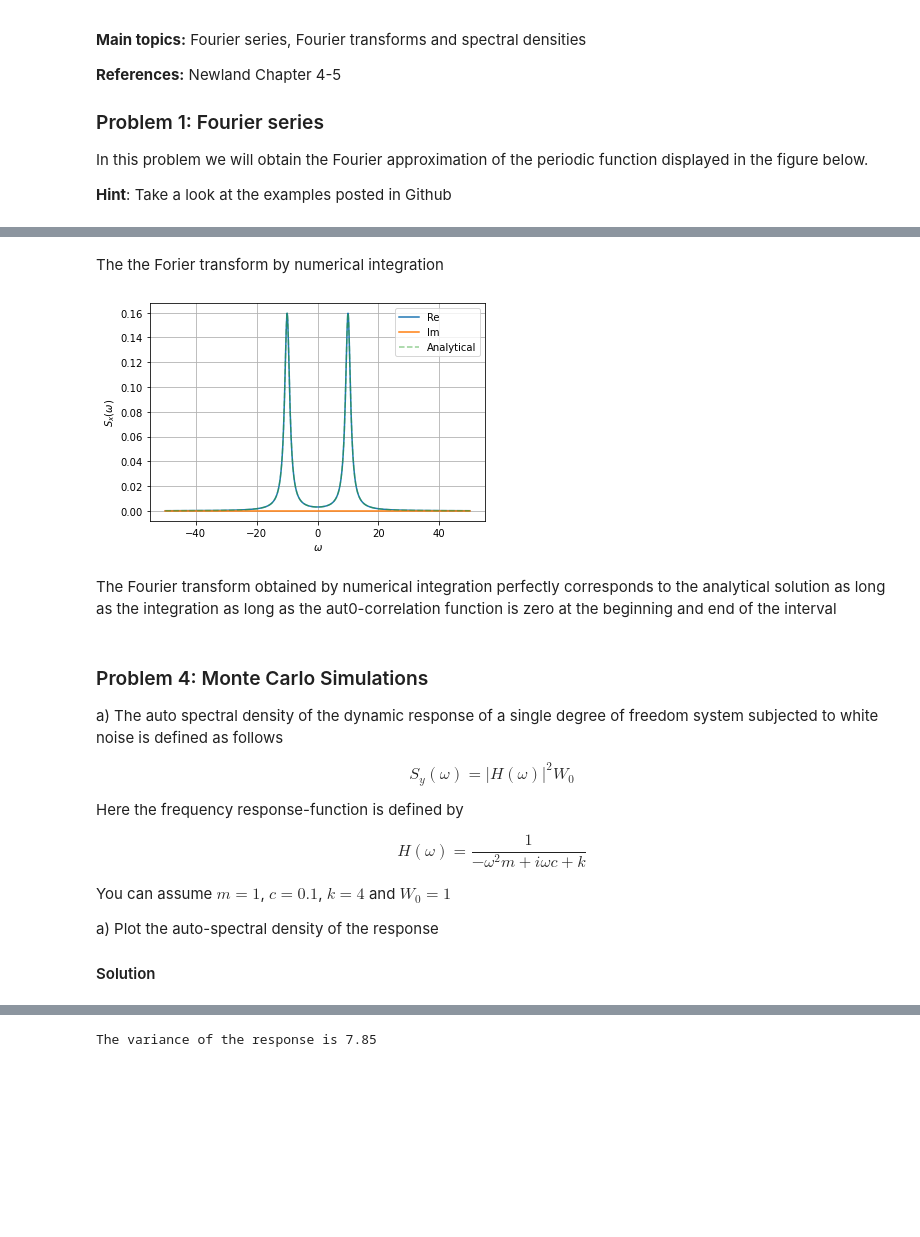
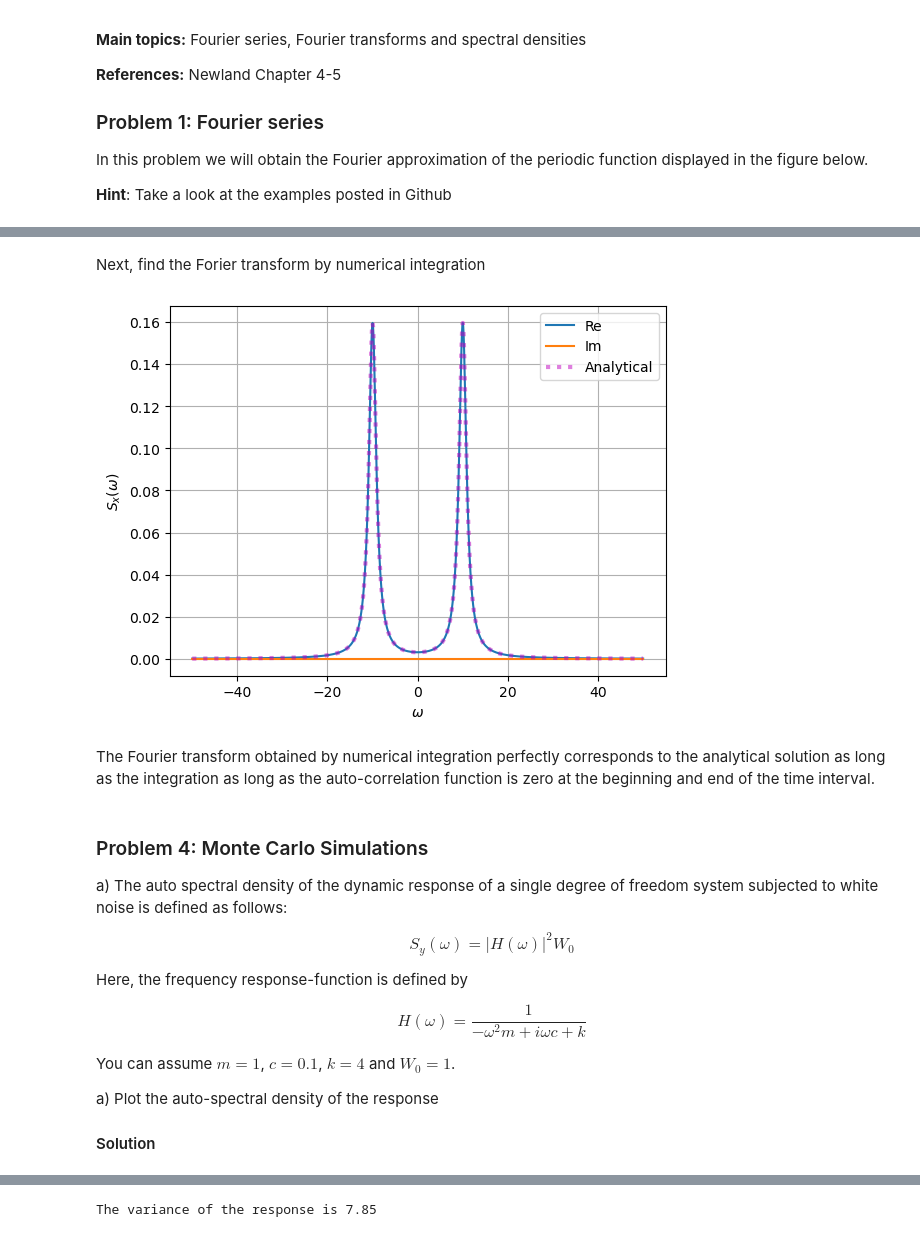
Before and after one commit to oiseth/TKT4108StructuralDynamics2, a Jupyter notebook: python/exercises/exercise2/solution_problem_set_2.ipynb, the cells around one changed output, grey strips where cells are left out. Drawn from its saved outputs; the diff is of its cells as text; code cells hidden in the pictures; blank space fills up the shorter version.

```diff
--- a/python/exercises/exercise2/solution_problem_set_2.ipynb
+++ b/python/exercises/exercise2/solution_problem_set_2.ipynb
@@ -255,40 +258,40 @@ plt.grid()
 # %% [markdown]
-The the Forier transform by numerical integration
+Next, find the Forier transform by numerical integration
 # %%
 w = np.linspace(-50,50,1001)
 
 S_x = np.zeros(len(w),dtype=complex)
 
 for k in range(len(w)):
     S_x[k] = 1/2/np.pi*np.trapz(R_x*np.exp(-1j*w[k]*tau),tau)
 
 
 S_x_analytical = (1*alpha/(alpha**2 + (w+w_0)**2)  + 1*alpha/(alpha**2 + (w-w_0)**2)) /2/np.pi
 
 plt.figure()
 plt.plot(w,np.real(S_x),label="Re")
 plt.plot(w,np.imag(S_x),label="Im")
-plt.plot(w,S_x_analytical,"--",label="Analytical",alpha=0.5)
+plt.plot(w,S_x_analytical,":",label="Analytical",alpha=0.5, color='m', linewidth=3)
 plt.grid()
 plt.legend()
 plt.xlabel("$\omega$")
 plt.ylabel("$S_x(\omega)$");
 # %% [output]
-[figure, old version]
+[figure, new version]
 # %% [markdown]
-The Fourier transform obtained by numerical integration perfectly corresponds to the analytical solution  as long as the integration as long as the aut0-correlation function is zero at the beginning and end of the interval
+The Fourier transform obtained by numerical integration perfectly corresponds to the analytical solution as long as the integration as long as the auto-correlation function is zero at the beginning and end of the time interval.
 # %% [markdown]
 ### Problem 4: Monte Carlo Simulations
 
-a) The auto spectral density of the dynamic response of a single degree of freedom system subjected to white noise is defined as follows
+a) The auto spectral density of the dynamic response of a single degree of freedom system subjected to white noise is defined as follows:
 
 $$ S_y(\omega) = |H(\omega)|^2W_0  $$
 
-Here the frequency response-function is defined by
+Here, the frequency response-function is defined by
 
 $$ H(\omega) = \frac{1}{-\omega^2 m + i \omega  c + k} $$
 
-You can assume $m=1$, $c=0.1$, $k=4$ and $W_0 = 1$
+You can assume $m=1$, $c=0.1$, $k=4$ and $W_0 = 1$.
 
 a) Plot the auto-spectral density of the response
 
```
Also changed, not shown: parts of 16 cells of this notebook, 3 other files.
